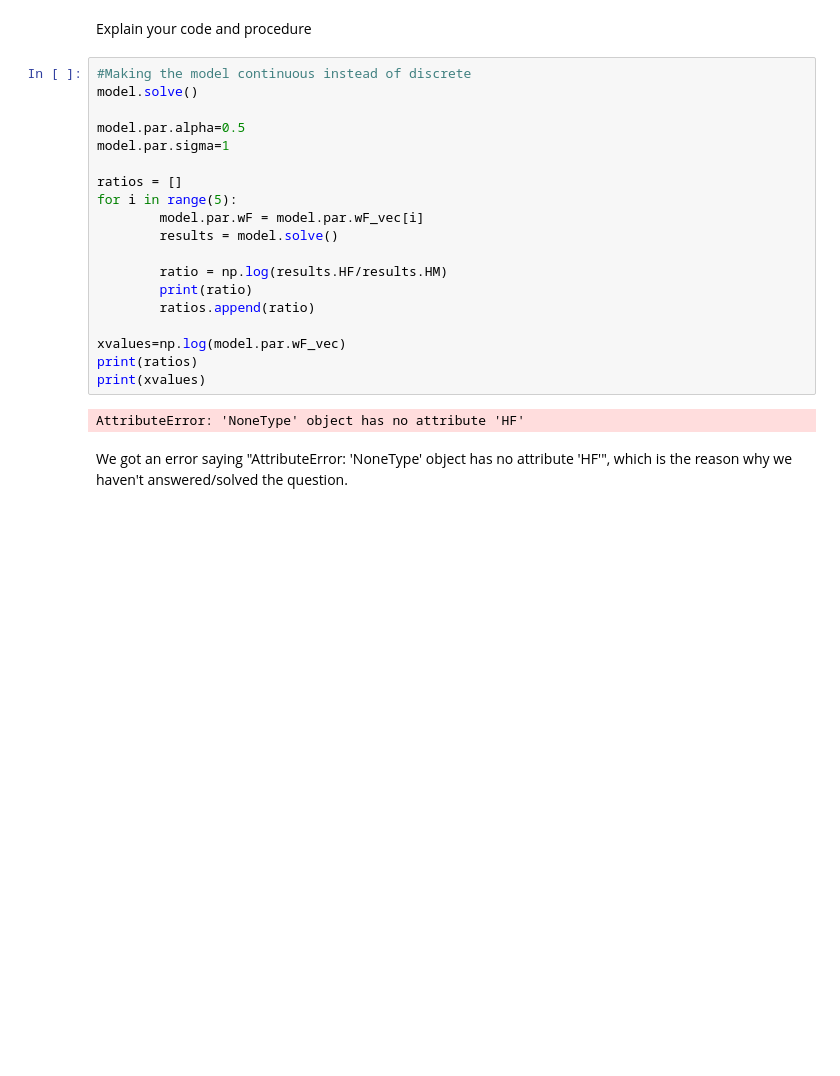
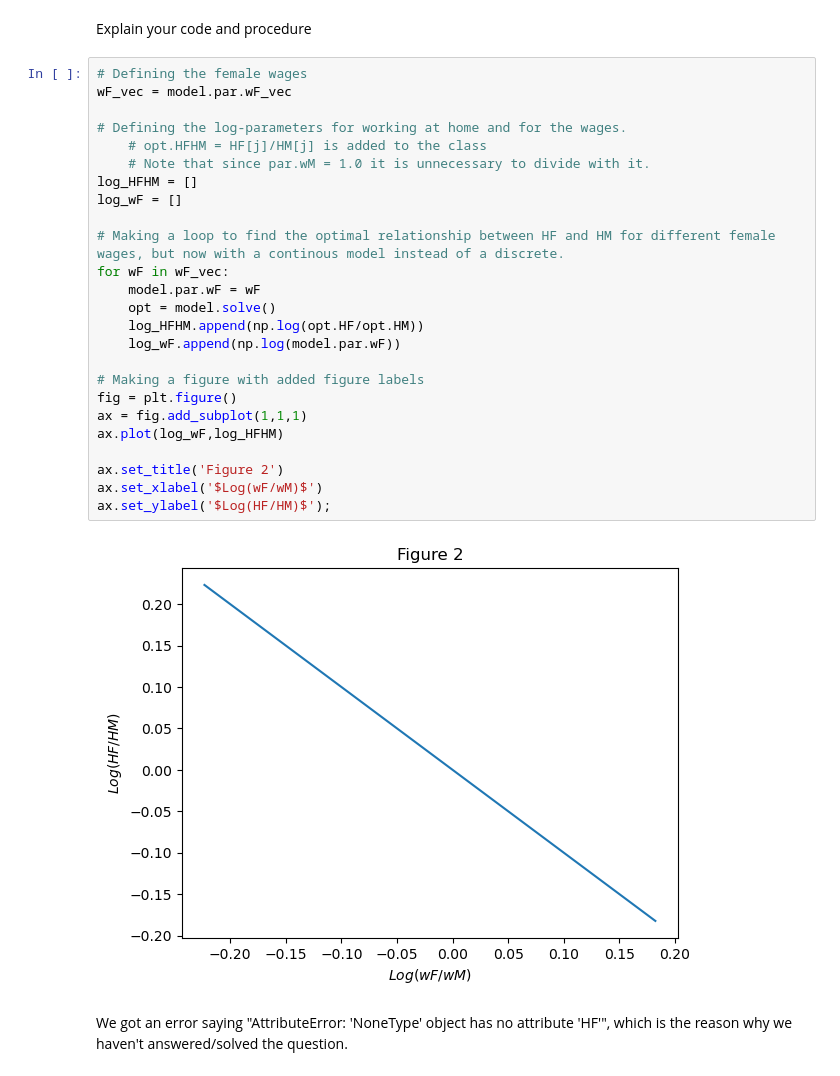
Before and after one commit to NumEconCopenhagen/projects-2023-mc, a Jupyter notebook: inauguralproject/inauguralproject.ipynb, the cells around one changed output. Saved outputs shown, nothing was run; the diff lists cells and outputs as text; blank space fills up the shorter version.

```diff
--- a/inauguralproject/inauguralproject.ipynb
+++ b/inauguralproject/inauguralproject.ipynb
@@ -102,27 +109,33 @@ In (0,0), men and womens wage is equal and they work an equal amount in the hous
 # Question 3
 # %% [markdown]
 Explain your code and procedure
-# %%
-#Making the model continuous instead of discrete
-model.solve()
-
-model.par.alpha=0.5
-model.par.sigma=1
-
-ratios = []
-for i in range(5):
-        model.par.wF = model.par.wF_vec[i]
-        results = model.solve()
-
-        ratio = np.log(results.HF/results.HM)
-        print(ratio)
-        ratios.append(ratio)
-
-xvalues=np.log(model.par.wF_vec)
-print(ratios)
-print(xvalues)
-# %% [output]
-AttributeError: 'NoneType' object has no attribute 'HF'
+# %%
+# Defining the female wages
+wF_vec = model.par.wF_vec
+
+# Defining the log-parameters for working at home and for the wages.
+    # opt.HFHM = HF[j]/HM[j] is added to the class
+    # Note that since par.wM = 1.0 it is unnecessary to divide with it.
+log_HFHM = []
+log_wF = []
+
+# Making a loop to find the optimal relationship between HF and HM for different female wages, but now with a continous model instead of a discrete.
+for wF in wF_vec:
+    model.par.wF = wF
+    opt = model.solve()
+    log_HFHM.append(np.log(opt.HF/opt.HM))
+    log_wF.append(np.log(model.par.wF))
+
+# Making a figure with added figure labels
+fig = plt.figure()
+ax = fig.add_subplot(1,1,1)
+ax.plot(log_wF,log_HFHM)
+
+ax.set_title('Figure 2')
+ax.set_xlabel('$Log(wF/wM)$')
+ax.set_ylabel('$Log(HF/HM)$');
+# %% [output]
+[figure, added]
 # %% [markdown]
 We got an error saying "AttributeError: 'NoneType' object has no attribute 'HF'", which is the reason why we haven't answered/solved the question.
 # %% [markdown]
```
Also changed, not shown: parts of 6 cells of this notebook.
